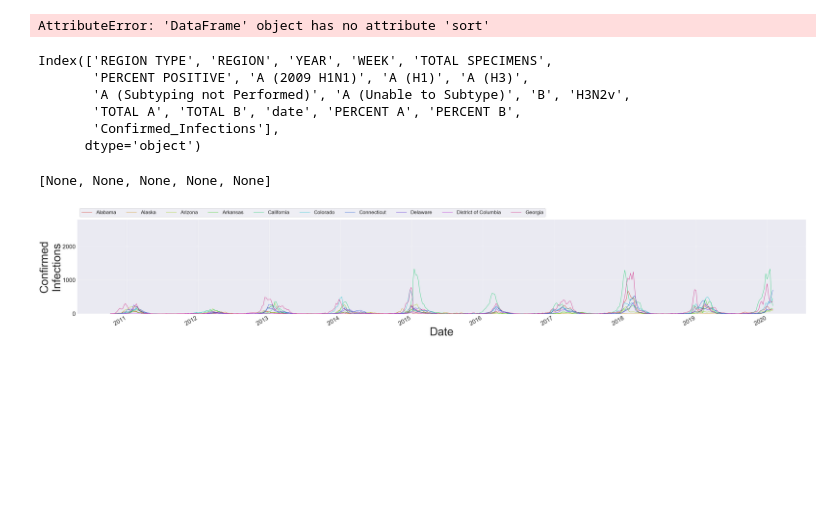
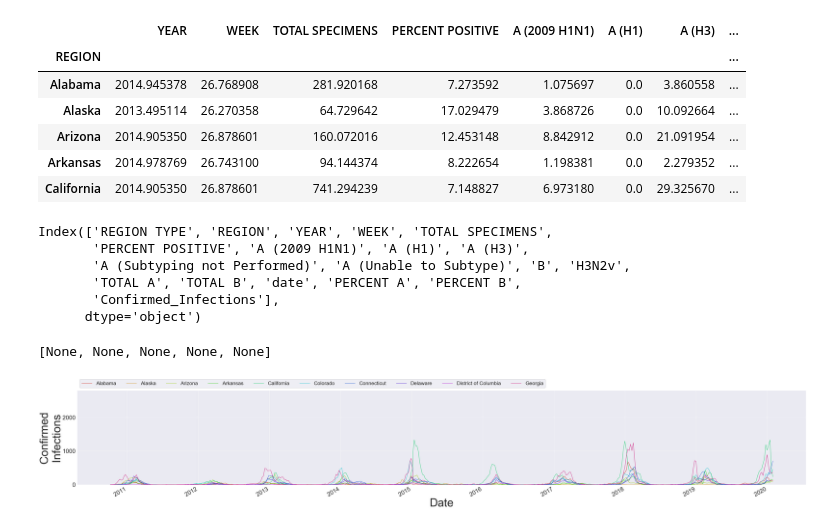
Before and after one commit to clayton-summitt/Influenza, a Jupyter notebook: CDC_Influenza_surveillance_by_state.ipynb, the cells around one changed output. Cells and saved outputs as stored; diff of their text form; code cells hidden in the pictures; blank space fills up the shorter version.

```diff
--- a/CDC_Influenza_surveillance_by_state.ipynb
+++ b/CDC_Influenza_surveillance_by_state.ipynb
@@ -75,16 +75,24 @@ number_colors=len(ten_year_influenza_confirmed.REGION.unique())
 # %%
 
 
 total_infections =ten_year_influenza_confirmed.groupby(["date"]).sum()
 mean_total_infections = ten_year_influenza_confirmed.groupby(["date"]).mean()
 
 total_infections.reset_index(inplace=True)
 mean_total_infections.reset_index(inplace = True)
 
+
+#what is the mean number of confirmed infections for each state
 state_mean_total_infections = ten_year_influenza_confirmed.groupby(["REGION"]).mean()
-state_mean_total_infections
+state_mean_total_infections.head()
 # %% [output]
-AttributeError: 'DataFrame' object has no attribute 'sort'
+|  | YEAR | WEEK | TOTAL SPECIMENS | PERCENT POSITIVE | A (2009 H1N1) | A (H1) | A (H3) | ... |
+| REGION |  |  |  |  |  |  |  | ... |
+| Alabama | 2014.945378 | 26.768908 | 281.920168 | 7.273592 | 1.075697 | 0.0 | 3.860558 | ... |
+| Alaska | 2013.495114 | 26.270358 | 64.729642 | 17.029479 | 3.868726 | 0.0 | 10.092664 | ... |
+| Arizona | 2014.905350 | 26.878601 | 160.072016 | 12.453148 | 8.842912 | 0.0 | 21.091954 | ... |
+| Arkansas | 2014.978769 | 26.743100 | 94.144374 | 8.222654 | 1.198381 | 0.0 | 2.279352 | ... |
+| California | 2014.905350 | 26.878601 | 741.294239 | 7.148827 | 6.973180 | 0.0 | 29.325670 | ... |
 # %%
 # the following states have higher morbidity rates due to influenza than the nations averag of 13.5 per 100,000. We will examin them first
 states_of_interest=["Hawaii"," Mississippi", "Tennessee","New York","Nevada","Kentucky","West Virginia","Alabama", "Arkansas"]
```
Also changed, not shown: parts of 1 cell of this notebook.
